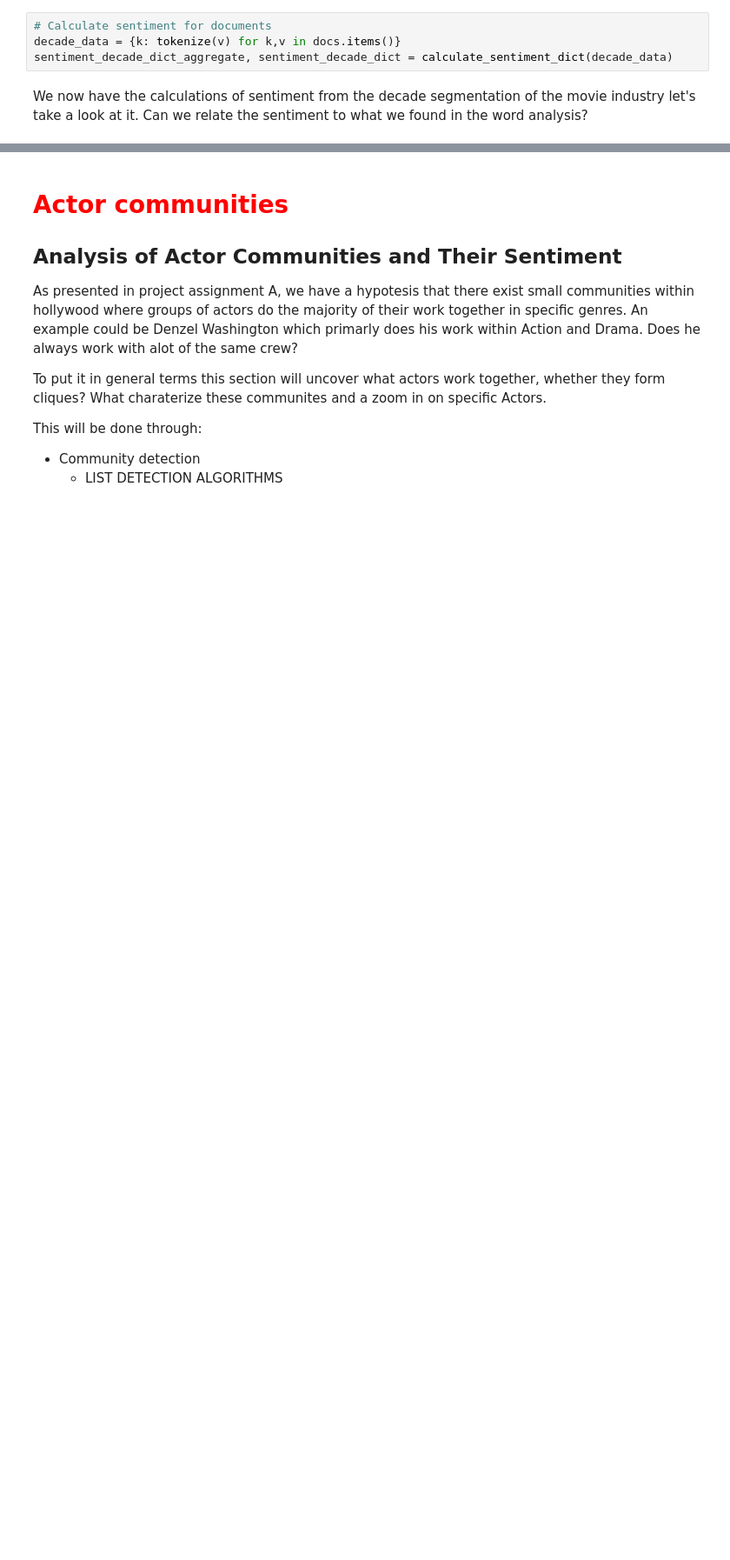
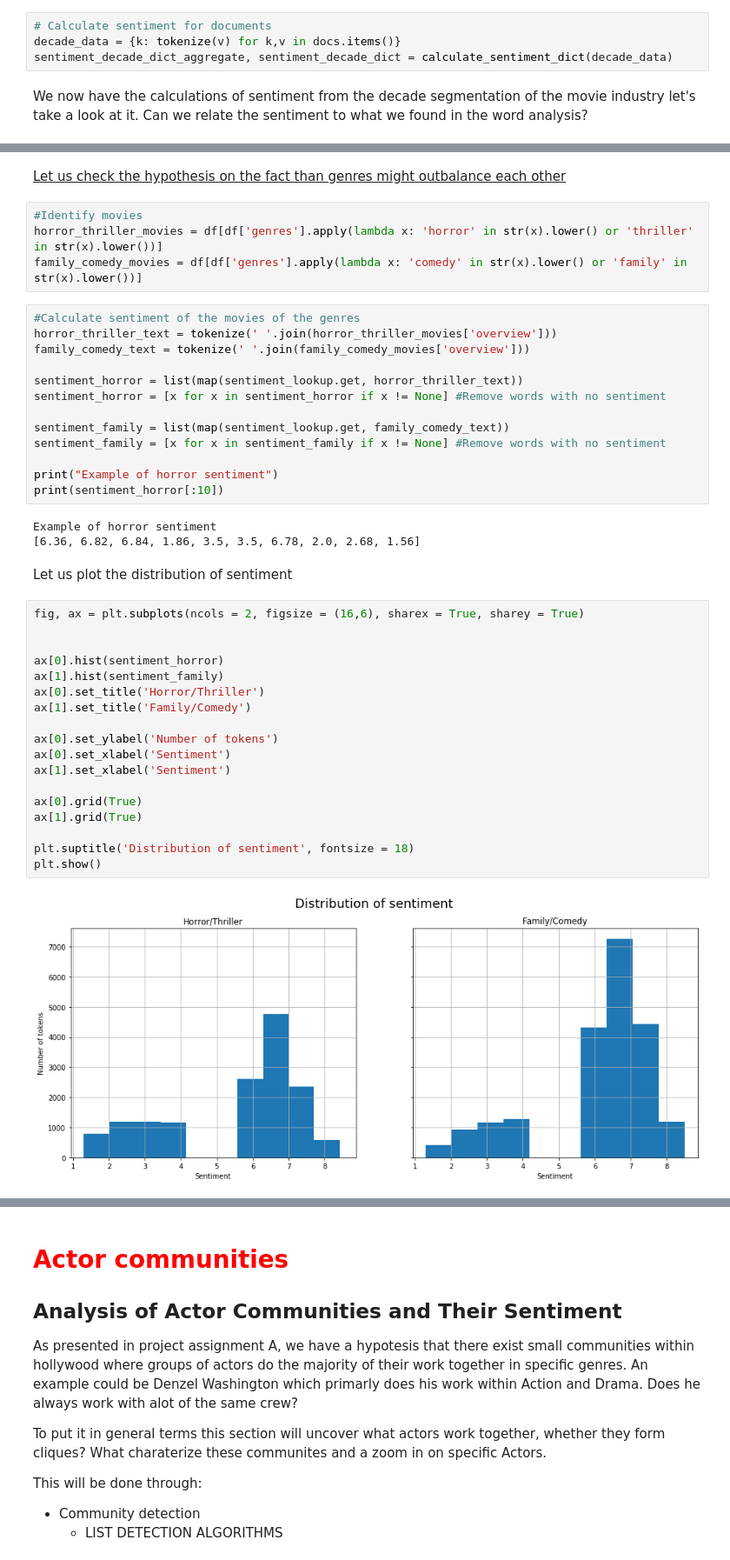
Before and after one commit to GSHDK/Social-Graphs-and-Interactions, a Jupyter notebook: Project assignment B.ipynb, the cells around one changed output, grey strips where cells are left out. Shown at 87% size. Cells and saved outputs as stored; diff of their text form; blank space fills up the shorter version.

```diff
--- a/Project assignment B.ipynb
+++ b/Project assignment B.ipynb
@@ -982,0 +844,44 @@ In this analysis we have seen that there generally is majority of positive senti
+# %% [markdown]
+<u> Let us check the hypothesis on the fact than genres might outbalance each other </u>
+# %%
+#Identify movies
+horror_thriller_movies = df[df['genres'].apply(lambda x: 'horror' in str(x).lower() or 'thriller' in str(x).lower())]
+family_comedy_movies = df[df['genres'].apply(lambda x: 'comedy' in str(x).lower() or 'family' in str(x).lower())]
+# %%
+#Calculate sentiment of the movies of the genres
+horror_thriller_text = tokenize(' '.join(horror_thriller_movies['overview']))
+family_comedy_text = tokenize(' '.join(family_comedy_movies['overview']))
+
+sentiment_horror = list(map(sentiment_lookup.get, horror_thriller_text))
+sentiment_horror = [x for x in sentiment_horror if x != None] #Remove words with no sentiment
+
+sentiment_family = list(map(sentiment_lookup.get, family_comedy_text))
+sentiment_family = [x for x in sentiment_family if x != None] #Remove words with no sentiment
+
+print("Example of horror sentiment")
+print(sentiment_horror[:10])
+# %% [output]
+Example of horror sentiment
+[6.36, 6.82, 6.84, 1.86, 3.5, 3.5, 6.78, 2.0, 2.68, 1.56]
+# %% [markdown]
+Let us plot the distribution of sentiment
+# %%
+fig, ax = plt.subplots(ncols = 2, figsize = (16,6), sharex = True, sharey = True)
+
+
+ax[0].hist(sentiment_horror)
+ax[1].hist(sentiment_family)
+ax[0].set_title('Horror/Thriller')
+ax[1].set_title('Family/Comedy')
+
+ax[0].set_ylabel('Number of tokens')
+ax[0].set_xlabel('Sentiment')
+ax[1].set_xlabel('Sentiment')
+
+ax[0].grid(True)
+ax[1].grid(True)
+
+plt.suptitle('Distribution of sentiment', fontsize = 18)
+plt.show()
+# %% [output]
+[figure, added]
```
Also changed, not shown: parts of 52 cells of this notebook.
